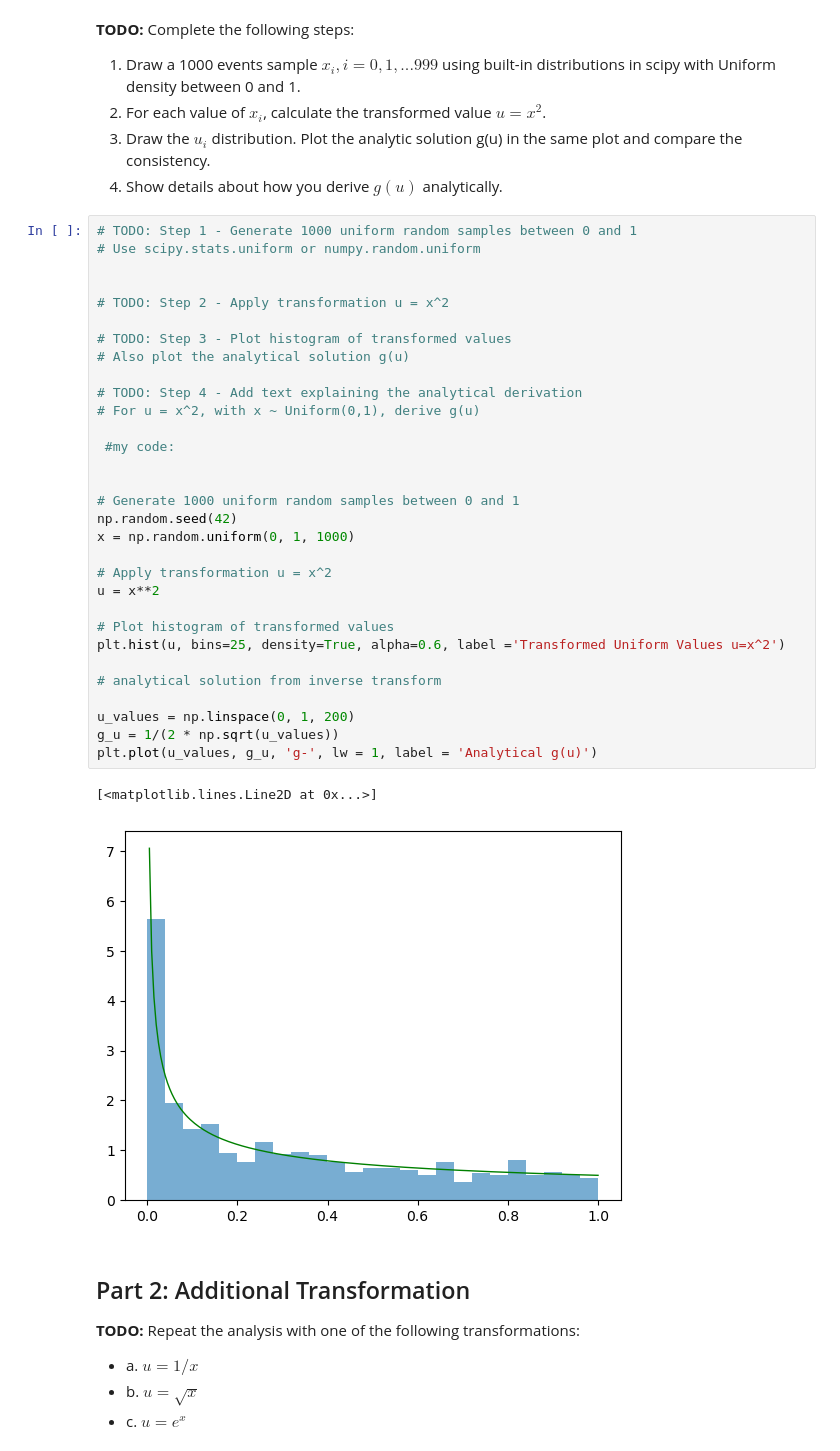
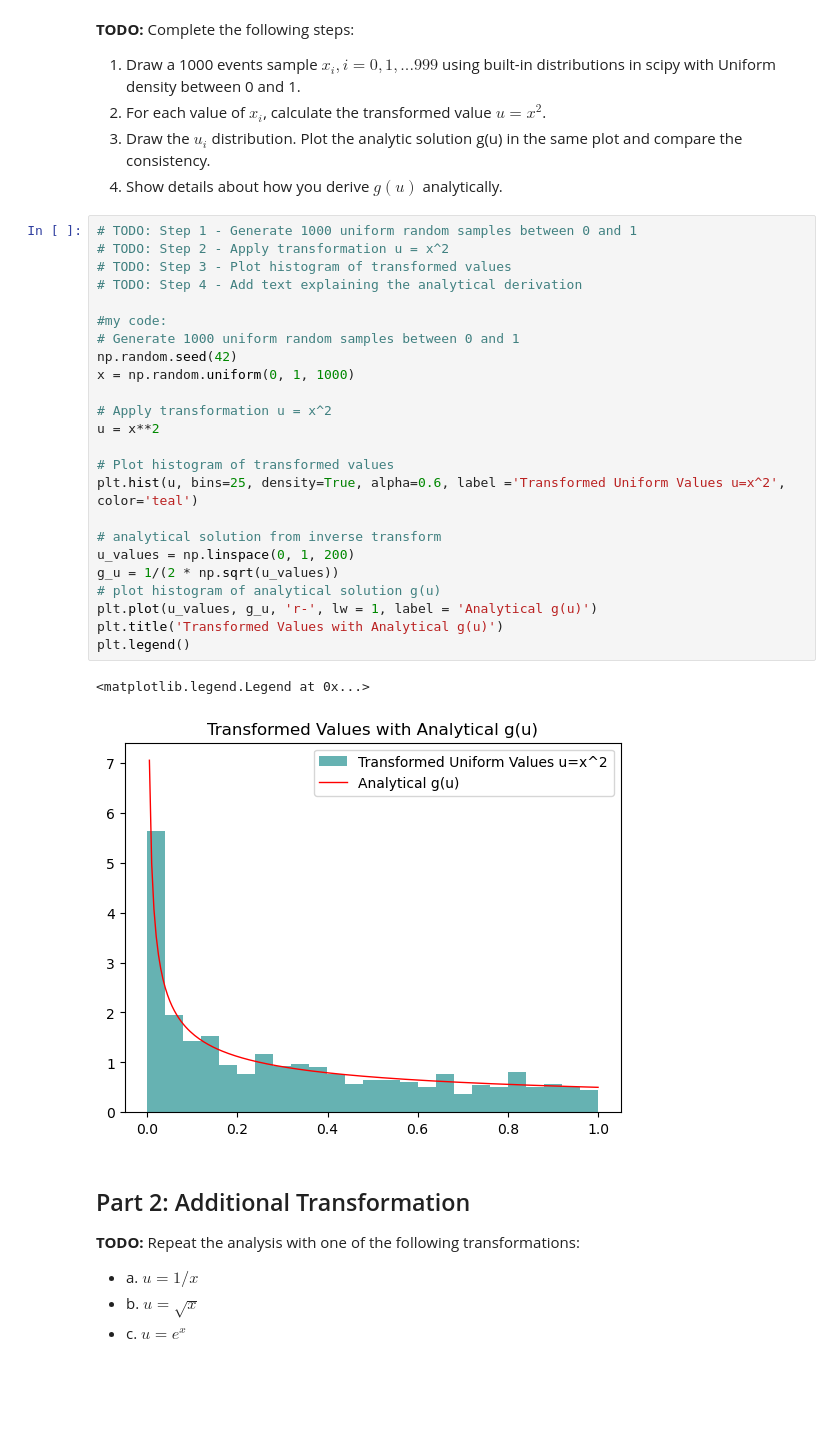
Before and after one commit to leoquintana4/Phys-434, a Jupyter notebook: PHYS434_Lab2.ipynb, the cells around one changed output. Drawn from its saved outputs; the diff is of its cells as text; blank space fills up the shorter version.

```diff
--- a/PHYS434_Lab2.ipynb
+++ b/PHYS434_Lab2.ipynb
@@ -42,38 +43,31 @@ For a random distribution of x between 0 and 1. With variable of transformation
 4. Show details about how you derive $g(u)$ analytically.
 # %%
 # TODO: Step 1 - Generate 1000 uniform random samples between 0 and 1
-# Use scipy.stats.uniform or numpy.random.uniform
+# TODO: Step 2 - Apply transformation u = x^2
+# TODO: Step 3 - Plot histogram of transformed values
+# TODO: Step 4 - Add text explaining the analytical derivation
 
-
-# TODO: Step 2 - Apply transformation u = x^2
-
-# TODO: Step 3 - Plot histogram of transformed values
-# Also plot the analytical solution g(u)
-
-# TODO: Step 4 - Add text explaining the analytical derivation
-# For u = x^2, with x ~ Uniform(0,1), derive g(u)
-
- #my code:
-
-
+#my code:
 # Generate 1000 uniform random samples between 0 and 1
 np.random.seed(42)
 x = np.random.uniform(0, 1, 1000)
 
 # Apply transformation u = x^2
 u = x**2
 
 # Plot histogram of transformed values
-plt.hist(u, bins=25, density=True, alpha=0.6, label ='Transformed Uniform Values u=x^2')
+plt.hist(u, bins=25, density=True, alpha=0.6, label ='Transformed Uniform Values u=x^2', color='teal')
 
 # analytical solution from inverse transform
-
 u_values = np.linspace(0, 1, 200)
 g_u = 1/(2 * np.sqrt(u_values))
-plt.plot(u_values, g_u, 'g-', lw = 1, label = 'Analytical g(u)')
+# plot histogram of analytical solution g(u)
+plt.plot(u_values, g_u, 'r-', lw = 1, label = 'Analytical g(u)')
+plt.title('Transformed Values with Analytical g(u)')
+plt.legend()
 # %% [output]
-[<matplotlib.lines.Line2D at 0x...>]
+<matplotlib.legend.Legend at 0x...>
-[figure, old version]
+[figure, new version]
 # %% [markdown]
 ## Part 2: Additional Transformation
 
```
Also changed, not shown: parts of 12 cells of this notebook, 13 other files.
